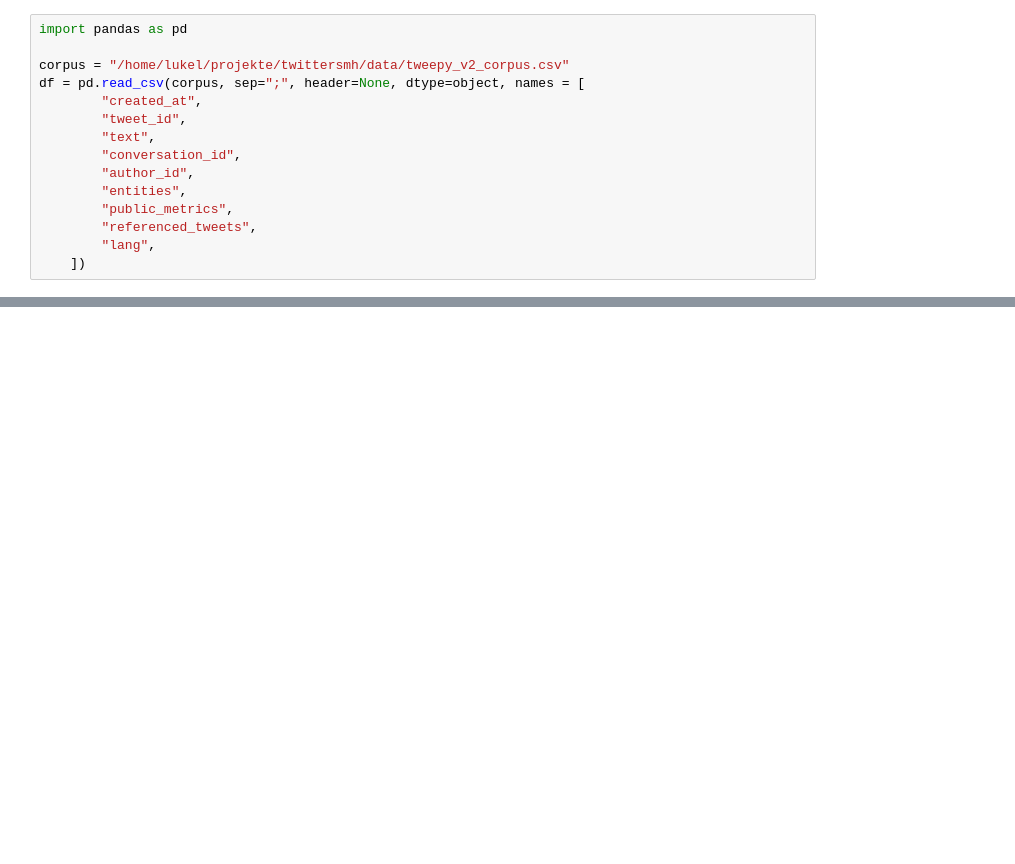
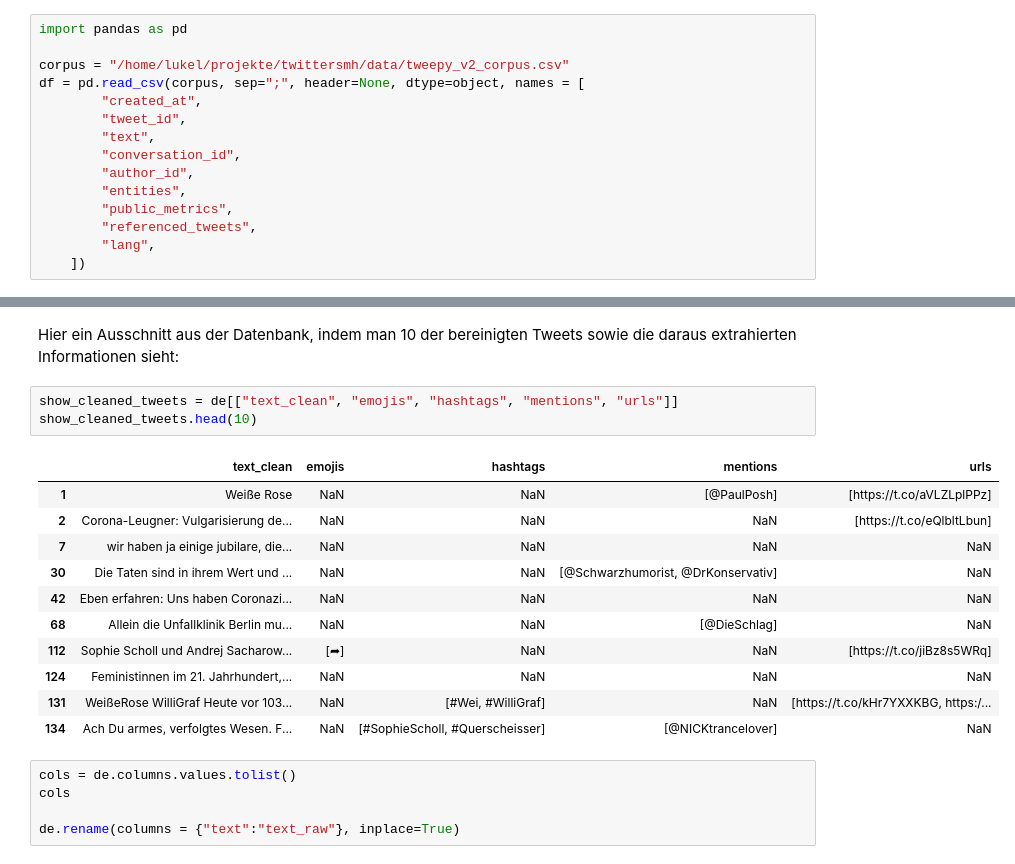
Before and after one commit to lguenth/twittersmh, a Jupyter notebook: parser/parser.ipynb, the cells around one changed output, grey strips where cells are left out. Drawn from its saved outputs; the diff is of its cells as text; blank space fills up the shorter version.

Commit message:
cleaned corpus

```diff
--- a/parser/parser.ipynb
+++ b/parser/parser.ipynb
@@ -60,0 +157,22 @@ de.head(5)
+# %% [markdown]
+Hier ein Ausschnitt aus der Datenbank, indem man 10 der bereinigten Tweets sowie die daraus extrahierten Informationen sieht:
+# %%
+show_cleaned_tweets = de[["text_clean", "emojis", "hashtags", "mentions", "urls"]]
+show_cleaned_tweets.head(10)
+# %% [output]
+|  | text_clean | emojis | hashtags | mentions | urls |
+| 1 | Weiße Rose | NaN | NaN | [@PaulPosh] | [https://t.co/aVLZLplPPz] |
+| 2 | Corona-Leugner: Vulgarisierung de... | NaN | NaN | NaN | [https://t.co/eQlbltLbun] |
+| 7 | wir haben ja einige jubilare, die... | NaN | NaN | NaN | NaN |
+| 30 | Die Taten sind in ihrem Wert und ... | NaN | NaN | [@Schwarzhumorist, @DrKonservativ] | NaN |
+| 42 | Eben erfahren: Uns haben Coronazi... | NaN | NaN | NaN | NaN |
+| 68 | Allein die Unfallklinik Berlin mu... | NaN | NaN | [@DieSchlag] | NaN |
+| 112 | Sophie Scholl und Andrej Sacharow... | [➦] | NaN | NaN | [https://t.co/jiBz8s5WRq] |
+| 124 | Feministinnen im 21. Jahrhundert,... | NaN | NaN | NaN | NaN |
+| 131 | WeißeRose WilliGraf Heute vor 103... | NaN | [#Wei, #WilliGraf] | NaN | [https://t.co/kHr7YXXKBG, https:/... |
+| 134 | Ach Du armes, verfolgtes Wesen. F... | NaN | [#SophieScholl, #Querscheisser] | [@NICKtrancelover] | NaN |
+# %%
+cols = de.columns.values.tolist()
+cols
+
+de.rename(columns = {"text":"text_raw"}, inplace=True)
```
Also changed, not shown: parts of 18 cells of this notebook, 5 other files.
